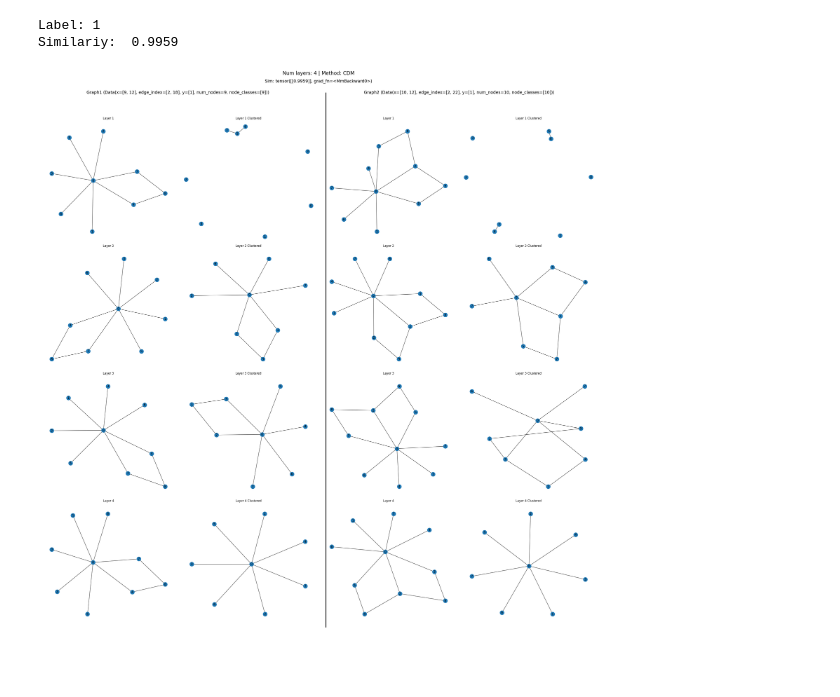
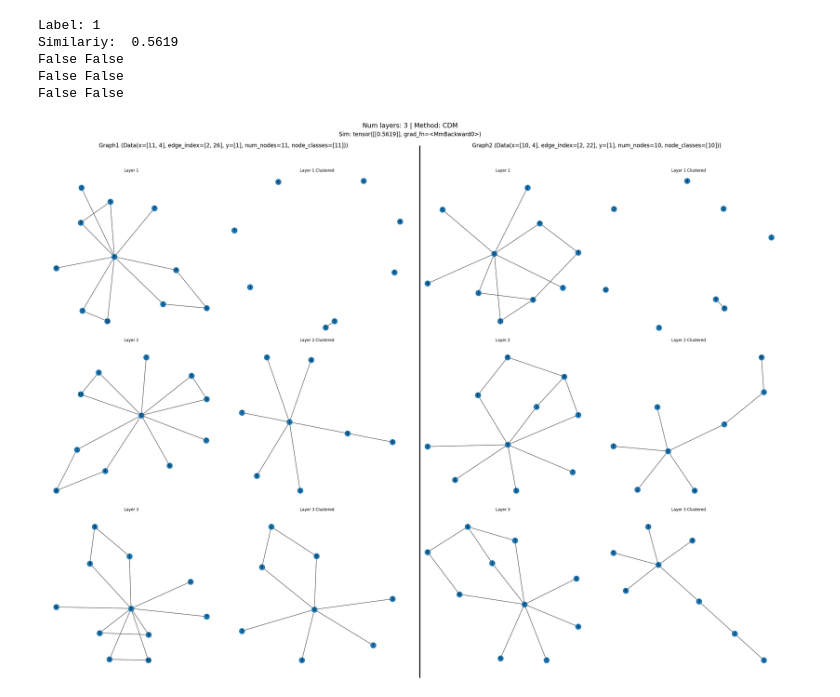
Before and after one commit to tsimiho/gmn, a Jupyter notebook: gmn.ipynb, the cells around one changed output. Cells and saved outputs as stored; diff of their text form; code cells hidden in the pictures; blank space fills up the shorter version.

```diff
--- a/gmn.ipynb
+++ b/gmn.ipynb
@@ -198,7 +202,7 @@ class GraphMatchingNetwork(torch.nn.Module):
 #     root="data", name="MUTAG", use_node_attr=True, transform=NormalizeFeatures()
 # )
 
-dataset = GraphDataset(torch.load("data/cycle_line_star_complete_n2v.pt"))
+dataset = GraphDataset(torch.load("data/cycle_line_star_complete_1.pt"))
 
 small_graphs, medium_graphs, large_graphs, classes = analyze_dataset(dataset)
 # %% [output]
@@ -220,10 +224,10 @@ Large graphs: 0
 # %%
 class Args:
     def __init__(self):
-        self.dim = 32
+        self.dim = 16
         self.feat_dim = dataset.num_features
-        self.num_layers = 4
-        self.margin = 0.3
+        self.num_layers = 3
+        self.margin = 0.5
         self.lr = 0.01
         self.n_classes = dataset.num_classes
         self.batch_size = 32
@@ -349,9 +353,10 @@ Epoch: 1600 - Loss: 0.1281, Acc: 0.8750
 # %%
+c = "class_3"
 class1 = "class_3"
 class2 = "class_3"
-idx1 = random.sample(range(len(classes[class1])), 1)[0]
-idx2 = random.sample(range(len(classes[class2])), 1)[0]
-graph1, graph2 = classes[class1][idx1], classes[class2][idx2]
+idx1 = random.sample(range(len(classes[c])), 1)[0]
+idx2 = random.sample(range(len(classes[c])), 1)[0]
+graph1, graph2 = classes[c][idx1], classes[c][idx2]
 
 model.eval()
 
@@ -376,35 +381,57 @@ mean_g1 = torch.mean(g1_embeddings, dim=0)
 mean_g2 = torch.mean(g2_embeddings, dim=0)
 
 clusters = []
 
+
+def is_complete_pyg(data):
+    num_nodes = data.num_nodes
+    expected_num_edges = num_nodes * (num_nodes - 1) // 2
+
+    if data.num_edges // 2 == expected_num_edges:
+        edge_index = data.edge_index
+        adj_matrix = torch.zeros((num_nodes, num_nodes), dtype=torch.bool)
+        adj_matrix[edge_index[0], edge_index[1]] = True
+        adj_matrix[edge_index[1], edge_index[0]] = True
+        return (adj_matrix.fill_diagonal_(True) == True).all().item()
+
+    return False
+
+
 for i in range(len(model.topk_outputs)):
     (
         (x_pooled_1, edge_index_pooled_1),
         (x_pooled_2, edge_index_pooled_2),
     ) = model.topk_outputs[i]
     clusters.append(
         (
             Data(x=x_pooled_1, edge_index=edge_index_pooled_1),
             Data(x=x_pooled_2, edge_index=edge_index_pooled_2),
         )
+    )
+    print(
+        is_complete_pyg(Data(x=x_pooled_1, edge_index=edge_index_pooled_1)),
+        is_complete_pyg(Data(x=x_pooled_2, edge_index=edge_index_pooled_2)),
     )
 
 
 title = f"Num layers: {args.num_layers} | Method: "
 
 plot_graphs(
     [graph1.edge_index, graph2.edge_index],
     clusters,
     graph1,
     graph2,
     sim,
     title + "CDM",
     True,
 )
 # %% [output]
 Label: 1
-Similariy:  0.9959
+Similariy:  0.5619
+False False
+False False
+False False
-[figure, old version]
+[figure, new version]
 # %%
 def normalize_attention(a_x_s):
     a_min, a_max = a_x_s.min(), a_x_s.max()
```
Also changed, not shown: parts of 4 cells of this notebook, 3 other files.
